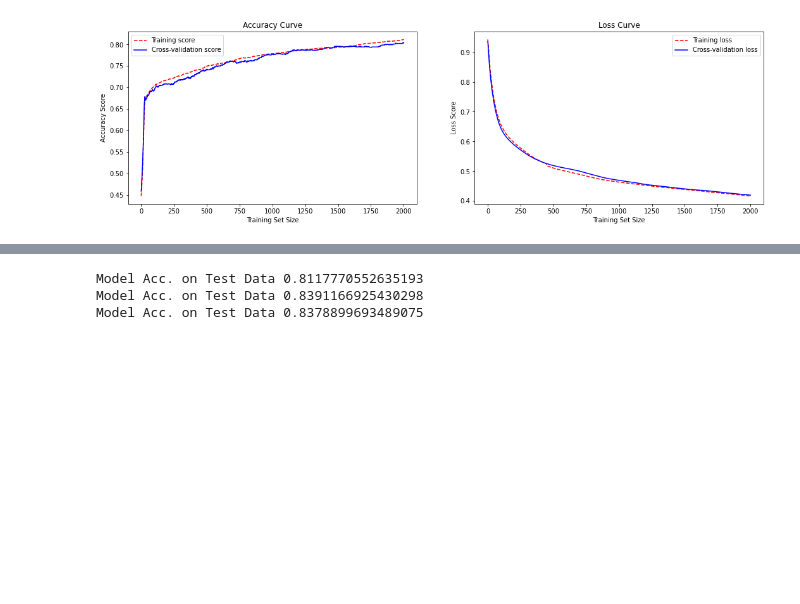
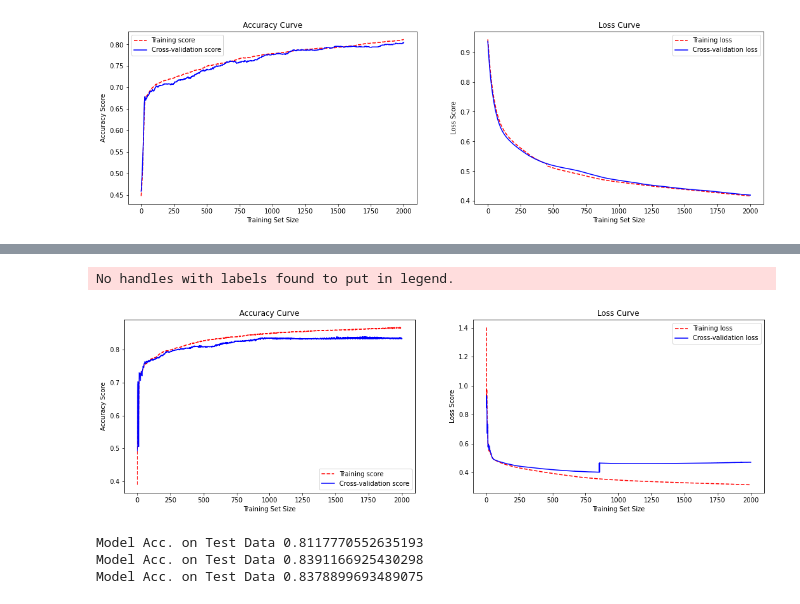
Before and after one commit to MostafaTwfiq/Classification-Models, a Jupyter notebook: model.ipynb, the cells around one changed output, grey strips where cells are left out. Drawn from its saved outputs; the diff is of its cells as text; code cells hidden in the pictures; blank space fills up the shorter version.

```diff
--- a/model.ipynb
+++ b/model.ipynb
@@ -342,3 +347,8 @@ No handles with labels found to put in legend.
+# %%
+plot_acc_loss(acc_data_train_3, acc_data_val_3, loss_data_train_3, loss_data_val_3)
+# %% [output]
+No handles with labels found to put in legend.
+[figure, added]
 # %%
 def evalute_test(model, X_test, y_test):
     model.eval()
```
Also changed, not shown: parts of 1 cell of this notebook.
